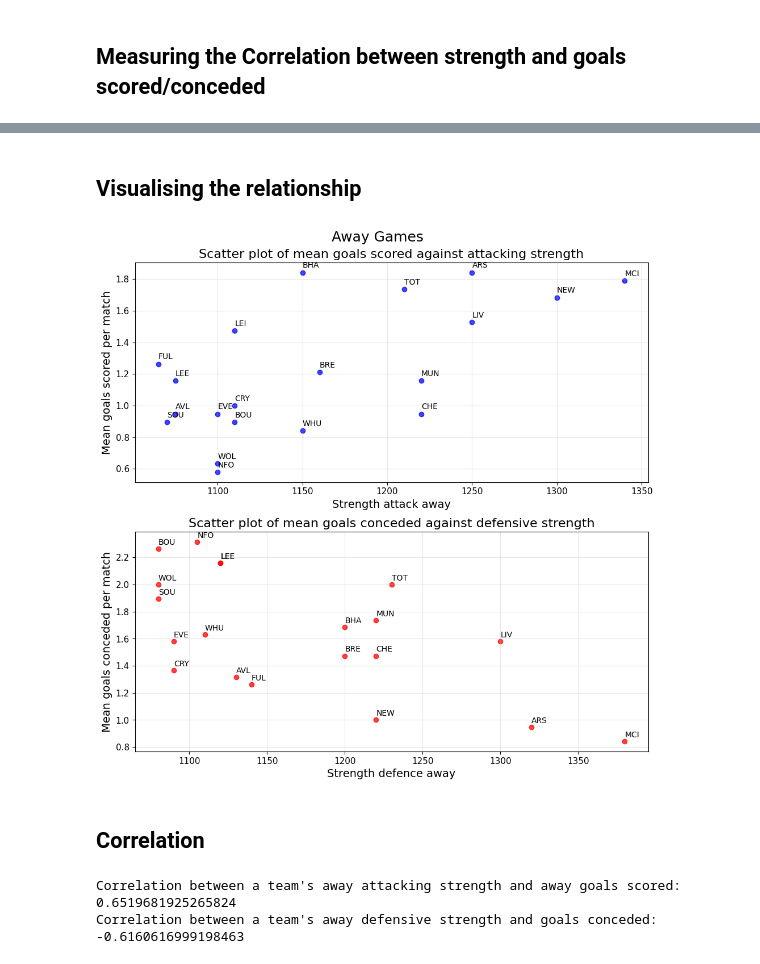
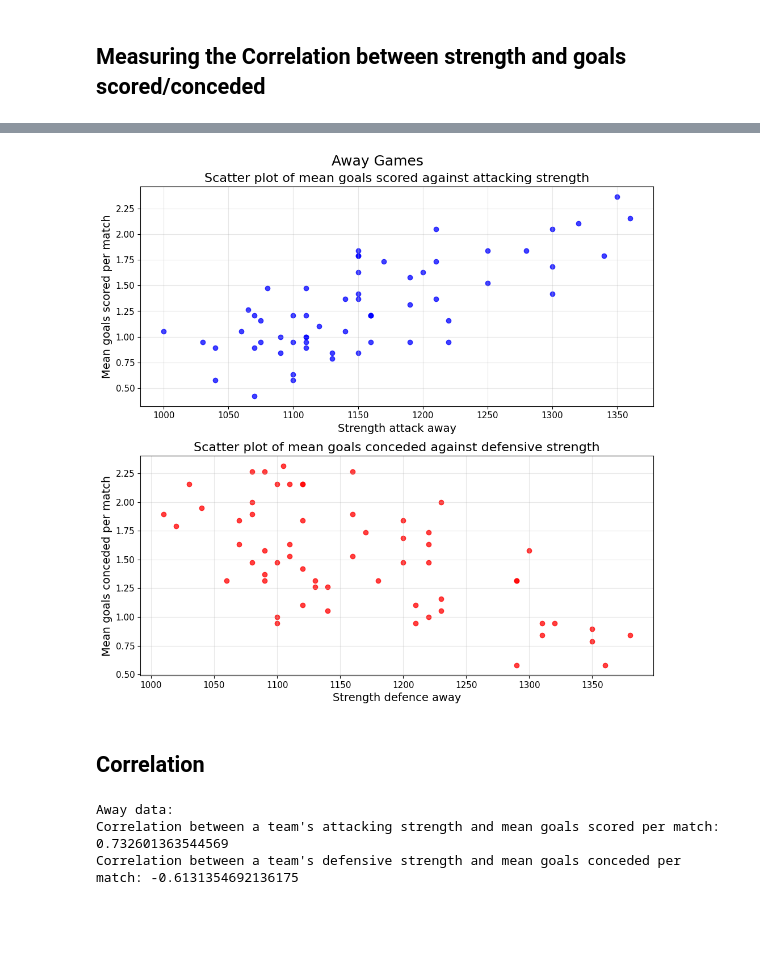
Before and after one commit to cooke99/PL-Analysis, a Jupyter notebook: Team strength analysis.ipynb, the cells around one changed output, grey strips where cells are left out. Drawn from its saved outputs; the diff is of its cells as text; code cells hidden in the pictures; blank space fills up the shorter version.

```diff
--- a/Team strength analysis.ipynb
+++ b/Team strength analysis.ipynb
@@ -70,6 +102,0 @@ teams
-# %%
-away_data = fixtures.loc[:,['team_a','team_a_score','team_h_score','team_h_difficulty']]
-team_name_map = dict(zip(teams.id,teams.short_name))
-away_data.team_a = away_data.team_a.map(team_name_map)
-away_data.rename(columns={'team_a':'name','team_a_score':'goals_scored','team_h_score':'goals_conceded','team_h_difficulty':'FDR_rank'},inplace=True)
-away_data
@@ -174,5 +130,9 @@ home_data
 # %%
-away_data = away_data.groupby(by='name').mean()
+away_data = away_data.groupby(by='team_name').mean()
 away_data.FDR_rank = away_data.FDR_rank.astype(int)
+away_data.strength_attack_home = away_data.strength_attack_home.astype(int)
+away_data.strength_defence_home = away_data.strength_defence_home.astype(int)
+away_data.strength_attack_away = away_data.strength_attack_away.astype(int)
+away_data.strength_defence_away = away_data.strength_defence_away.astype(int)
 away_data
 # %% [output]
@@ -392,3 +385,0 @@ Correlation between a team's home defensive strength and goals conceded: -0.3743
-# %%
-away_data = away_data.merge(teams.loc[:,['short_name','strength_attack_away','strength_defence_away']], how = 'inner', left_on = 'name', right_on = 'short_name')
-away_data
@@ -413,48 +386,48 @@ away_data
-# %% [markdown]
-## Visualising the relationship
 # %%
 title_font = 18
 axis_title_font = 16
 legend_font = 14
 axis_label_font = 14
 axis_tick_font = 11
 
 fig, ax = plt.subplots(nrows=2,ncols=1,figsize=(10,10))
 
 ax[0].scatter(away_data.strength_attack_away, away_data.goals_scored, alpha = 0.75, color='b')
 _ = ax[0].set_xticklabels(ax[0].get_xticklabels(), fontsize = axis_tick_font)
 _ = ax[0].set_yticklabels(ax[0].get_yticklabels(), fontsize = axis_tick_font)
 ax[0].set_ylabel('Mean goals scored per match', fontsize = axis_label_font)
 ax[0].set_xlabel('Strength attack away', fontsize = axis_label_font)
 ax[0].grid(alpha = 0.3)
 ax[0].set_title('''Scatter plot of mean goals scored against attacking strength''', fontsize = axis_title_font)
-for i, txt in enumerate(away_data.short_name):
-    ax[0].annotate(txt, (away_data.strength_attack_away[i], away_data.goals_scored[i]), (away_data.strength_attack_away[i]+0.03, away_data.goals_scored[i]+0.03))
+#for i, txt in enumerate(away_data.short_name):
+#    ax[0].annotate(txt, (away_data.strength_attack_away[i], away_data.goals_scored[i]), (away_data.strength_attack_away[i]+0.03, away_data.goals_scored[i]+0.03))
 
 ax[1].scatter(away_data.strength_defence_away, away_data.goals_conceded, alpha = 0.75, color='r')
 _ = ax[1].set_xticklabels(ax[1].get_xticklabels(), fontsize = axis_tick_font)
 _ = ax[1].set_yticklabels(ax[1].get_yticklabels(), fontsize = axis_tick_font)
 ax[1].set_ylabel('Mean goals conceded per match', fontsize = axis_label_font)
 ax[1].set_xlabel('Strength defence away', fontsize = axis_label_font)
 ax[1].grid(alpha = 0.3)
 ax[1].set_title('''Scatter plot of mean goals conceded against defensive strength''', fontsize = axis_title_font)
-for i, txt in enumerate(away_data.short_name):
-    ax[1].annotate(txt, (away_data.strength_defence_away[i], away_data.goals_conceded[i]), (away_data.strength_defence_away[i]+0.03, away_data.goals_conceded[i]+0.03))
+#for i, txt in enumerate(away_data.short_name):
+#    ax[1].annotate(txt, (away_data.strength_defence_away[i], away_data.goals_conceded[i]), (away_data.strength_defence_away[i]+0.03, away_data.goals_conceded[i]+0.03))
 
 fig.suptitle('Away Games',fontsize=title_font)
 fig.tight_layout(pad=1.0)
 plt.savefig('./plots/away_attack_defence_scatter.png', bbox_inches = 'tight')
 plt.show()
 # %% [output]
-[figure, old version]
+[figure, new version]
 # %% [markdown]
 ## Correlation
 # %%
+print('Away data:')
 result = pearsonr(away_data.strength_attack_away, away_data.goals_scored)
-print(f'''Correlation between a team's away attacking strength and away goals scored: {result.statistic}''')
+print(f'''Correlation between a team's attacking strength and mean goals scored per match: {result.statistic}''')
 
 result = pearsonr(away_data.strength_defence_away, away_data.goals_conceded)
-print(f'''Correlation between a team's away defensive strength and goals conceded: {result.statistic}''')
+print(f'''Correlation between a team's defensive strength and mean goals conceded per match: {result.statistic}''')
 # %% [output]
-Correlation between a team's away attacking strength and away goals scored: 0.6519681925265824
-Correlation between a team's away defensive strength and goals conceded: -0.6160616999198463
+Away data:
+Correlation between a team's attacking strength and mean goals scored per match: 0.732601363544569
+Correlation between a team's defensive strength and mean goals conceded per match: -0.6131354692136175
```
Also changed, not shown: parts of 30 cells of this notebook.
